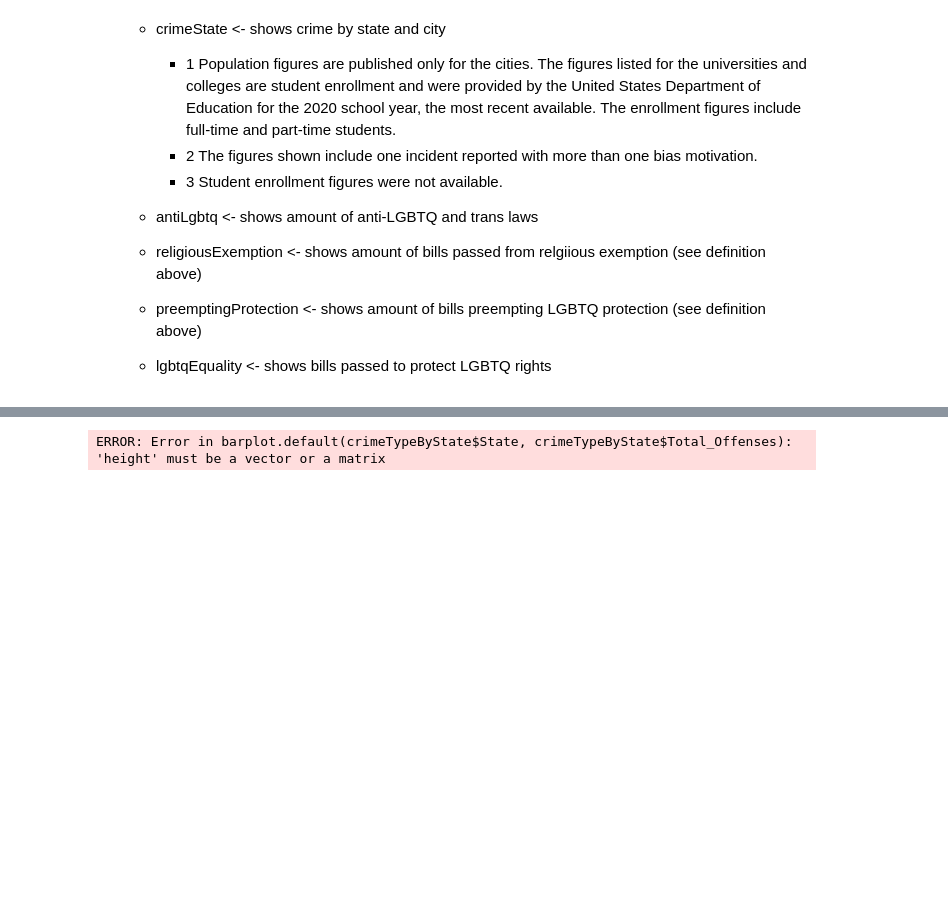
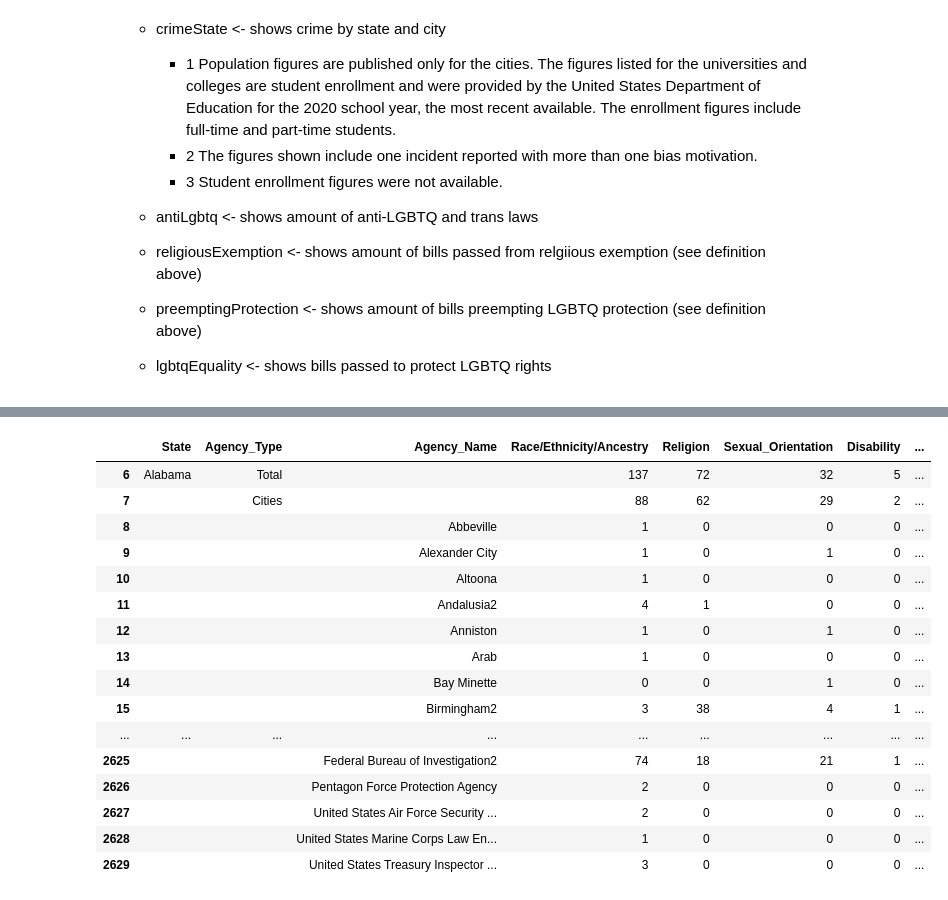
Before and after one commit to kelvinnn25/antilgbtqlegislationandcrimes, a Jupyter notebook: main.ipynb, the cells around one changed output, grey strips where cells are left out. Saved outputs shown, nothing was run; the diff lists cells and outputs as text; code cells hidden in the pictures; blank space fills up the shorter version.

```diff
--- a/main.ipynb
+++ b/main.ipynb
@@ -96,5 +96,5 @@ lgbtqEquality <- data.frame(c=lgbtqEquality)
 lgbtqEquality<-lgbtqEquality[0:3]
 colnames(lgbtqEquality) <-c('State','Bill_Number','Status')
 # %%
-barplot(crimeTypeByState$State,crimeTypeByState$Total_Offenses)
+crimeState
 # %% [output]
@@ -103 +101,17 @@ Warning message in mean.default(width):
-ERROR: Error in barplot.default(crimeTypeByState$State, crimeTypeByState$Total_Offenses): 'height' must be a vector or a matrix
+|  | State | Agency_Type | Agency_Name | Race/Ethnicity/Ancestry | Religion | Sexual_Orientation | Disability | ... |
+| 6 | Alabama | Total |  | 137 | 72 | 32 | 5 | ... |
+| 7 |  | Cities |  | 88 | 62 | 29 | 2 | ... |
+| 8 |  |  | Abbeville | 1 | 0 | 0 | 0 | ... |
+| 9 |  |  | Alexander City | 1 | 0 | 1 | 0 | ... |
+| 10 |  |  | Altoona | 1 | 0 | 0 | 0 | ... |
+| 11 |  |  | Andalusia2 | 4 | 1 | 0 | 0 | ... |
+| 12 |  |  | Anniston | 1 | 0 | 1 | 0 | ... |
+| 13 |  |  | Arab | 1 | 0 | 0 | 0 | ... |
+| 14 |  |  | Bay Minette | 0 | 0 | 1 | 0 | ... |
+| 15 |  |  | Birmingham2 | 3 | 38 | 4 | 1 | ... |
+| ... | ... | ... | ... | ... | ... | ... | ... | ... |
+| 2625 |  |  | Federal Bureau of Investigation2 | 74 | 18 | 21 | 1 | ... |
+| 2626 |  |  | Pentagon Force Protection Agency | 2 | 0 | 0 | 0 | ... |
+| 2627 |  |  | United States Air Force Security ... | 2 | 0 | 0 | 0 | ... |
+| 2628 |  |  | United States Marine Corps Law En... | 1 | 0 | 0 | 0 | ... |
+| 2629 |  |  | United States Treasury Inspector ... | 3 | 0 | 0 | 0 | ... |
```
Also changed, not shown: parts of 1 cell of this notebook.
